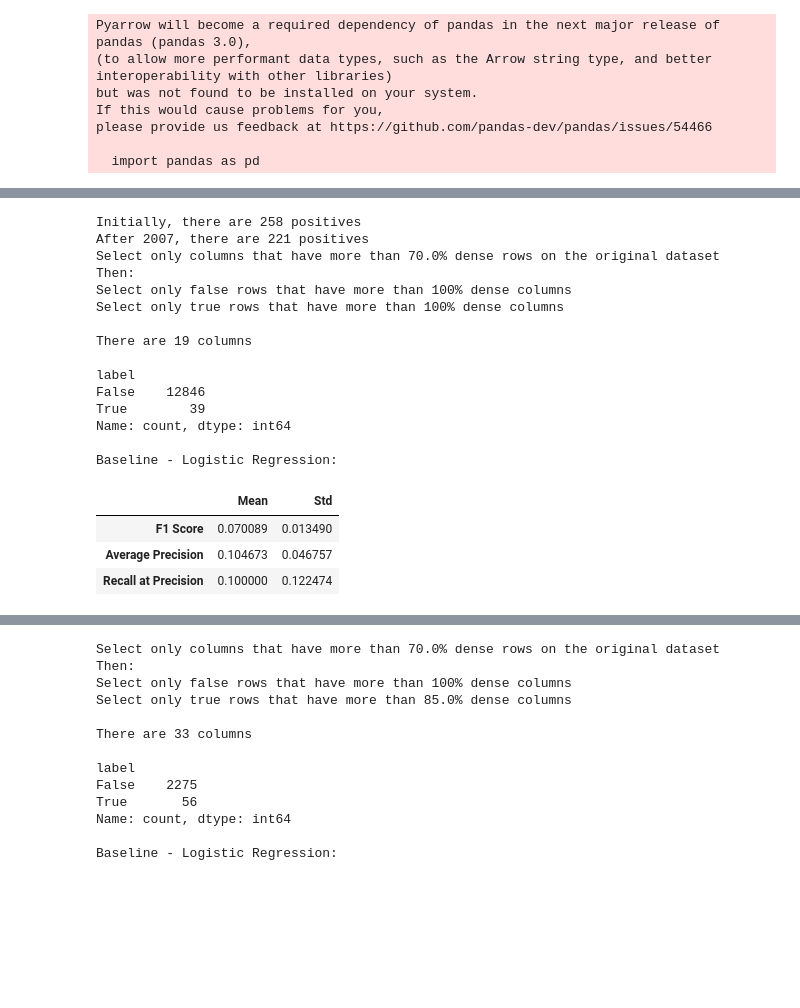
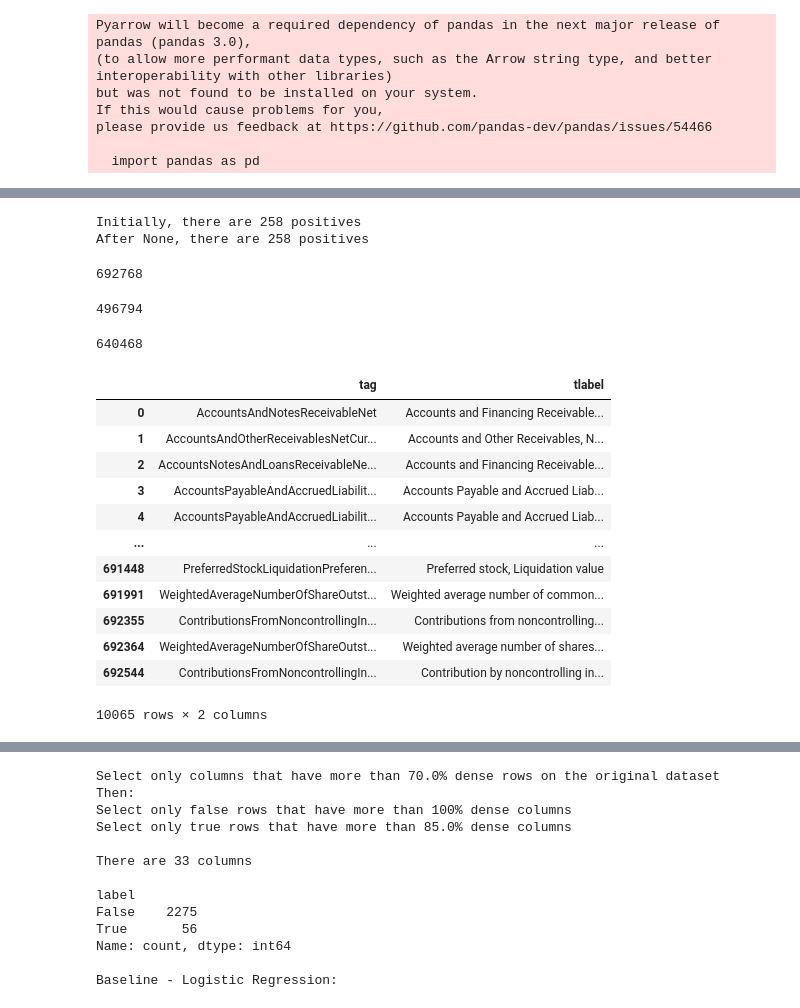
Before and after one commit to tejuuop/MABAD_for_bankruptcy_prediction, a Jupyter notebook: notebooks/eda.ipynb, the cells around one changed output, grey strips where cells are left out. Cells and saved outputs as stored; diff of their text form; code cells hidden in the pictures; blank space fills up the shorter version.

```diff
--- a/notebooks/eda.ipynb
+++ b/notebooks/eda.ipynb
@@ -22,26 +25,38 @@ please provide us feedback at https://github.com/pandas-dev/pandas/issues/54466
 # %%
-#fins, labels = notebooks_utils.load_data(after_year=None)
+fins, labels = notebooks_utils.load_data(after_year=None)
+# %% [output]
+Initially, there are 258 positives
+After None, there are 258 positives
-# %%
-fins2007, labels2007 = notebooks_utils.load_data(after_year=2007)
-sliced_index, sliced_columns = notebooks_utils.get_sliced_perc(fins2007, labels2007, cols_perc=0.7, false_rows_perc=1, true_rows_perc=1)
-notebooks_utils.test_predictors(fins2007.loc[sliced_index,sliced_columns], labels2007.loc[sliced_index], num_runs=10)
-# %% [output]
-Initially, there are 258 positives
-After 2007, there are 221 positives
-Select only columns that have more than 70.0% dense rows on the original dataset
-Then:
-Select only false rows that have more than 100% dense columns
-Select only true rows that have more than 100% dense columns
-
-There are 19 columns
-
-label
-False    12846
-True        39
-Name: count, dtype: int64
-
-Baseline - Logistic Regression:
-|  | Mean | Std |
-| F1 Score | 0.070089 | 0.013490 |
-| Average Precision | 0.104673 | 0.046757 |
-| Recall at Precision | 0.100000 | 0.122474 |
+# %%
+tag_tlabel_mapping = pd.read_csv('/home/andreasideras/research_ideas/BankruptcyPredictionAD/tag_tlabel_mapping.csv')
+tag_tlabel_mapping.shape[0]
+# %% [output]
+692768
+# %%
+tag_tlabel_mapping.tag.unique().__len__()
+# %% [output]
+496794
+# %%
+tag_tlabel_mapping.tlabel.unique().__len__()
+# %% [output]
+640468
+# %%
+fins_tags = set(fins.columns)
+tag_tlabel_mapping_subset = tag_tlabel_mapping.loc[tag_tlabel_mapping.tag.isin(fins_tags)]
+tag_tlabel_mapping_subset = tag_tlabel_mapping_subset[['tag', 'tlabel']]
+# %%
+tag_tlabel_mapping_subset
+# %% [output]
+|  | tag | tlabel |
+| 0 | AccountsAndNotesReceivableNet | Accounts and Financing Receivable... |
+| 1 | AccountsAndOtherReceivablesNetCur... | Accounts and Other Receivables, N... |
+| 2 | AccountsNotesAndLoansReceivableNe... | Accounts and Financing Receivable... |
+| 3 | AccountsPayableAndAccruedLiabilit... | Accounts Payable and Accrued Liab... |
+| 4 | AccountsPayableAndAccruedLiabilit... | Accounts Payable and Accrued Liab... |
+| ... | ... | ... |
+| 691448 | PreferredStockLiquidationPreferen... | Preferred stock, Liquidation value |
+| 691991 | WeightedAverageNumberOfShareOutst... | Weighted average number of common... |
+| 692355 | ContributionsFromNoncontrollingIn... | Contributions from noncontrolling... |
+| 692364 | WeightedAverageNumberOfShareOutst... | Weighted average number of shares... |
+| 692544 | ContributionsFromNoncontrollingIn... | Contribution by noncontrolling in... |
+10065 rows × 2 columns
```
Also changed, not shown: parts of 11 cells of this notebook, 6 other files.
